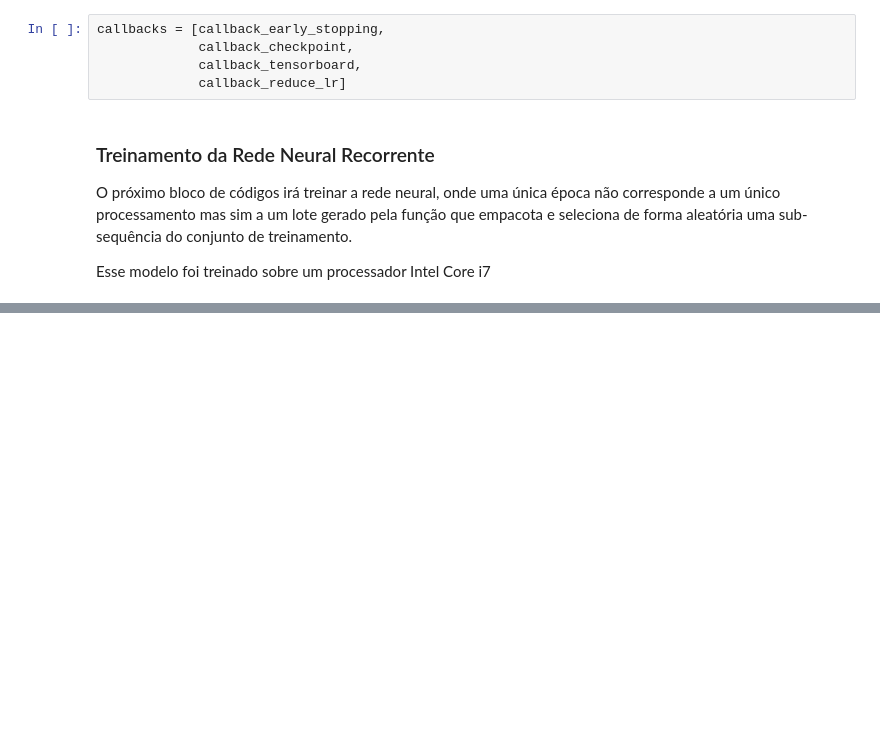
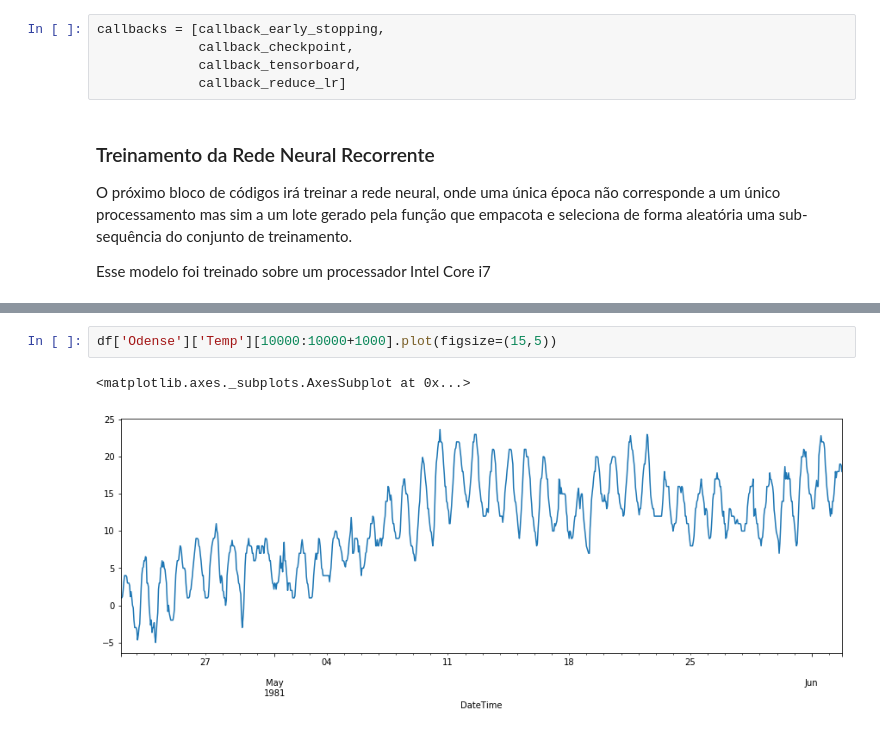
Before and after one commit to helvecioneto/CAP-351, a Jupyter notebook: 05-RNN.ipynb, the cells around one changed output, grey strips where cells are left out. Cells and saved outputs as stored; diff of their text form; blank space fills up the shorter version.

```diff
--- a/05-RNN.ipynb
+++ b/05-RNN.ipynb
@@ -662,0 +793,5 @@ Epoch 1/20
+# %%
+df['Odense']['Temp'][10000:10000+1000].plot(figsize=(15,5))
+# %% [output]
+<matplotlib.axes._subplots.AxesSubplot at 0x...>
+[figure, added]
```
Also changed, not shown: parts of 17 cells of this notebook.
